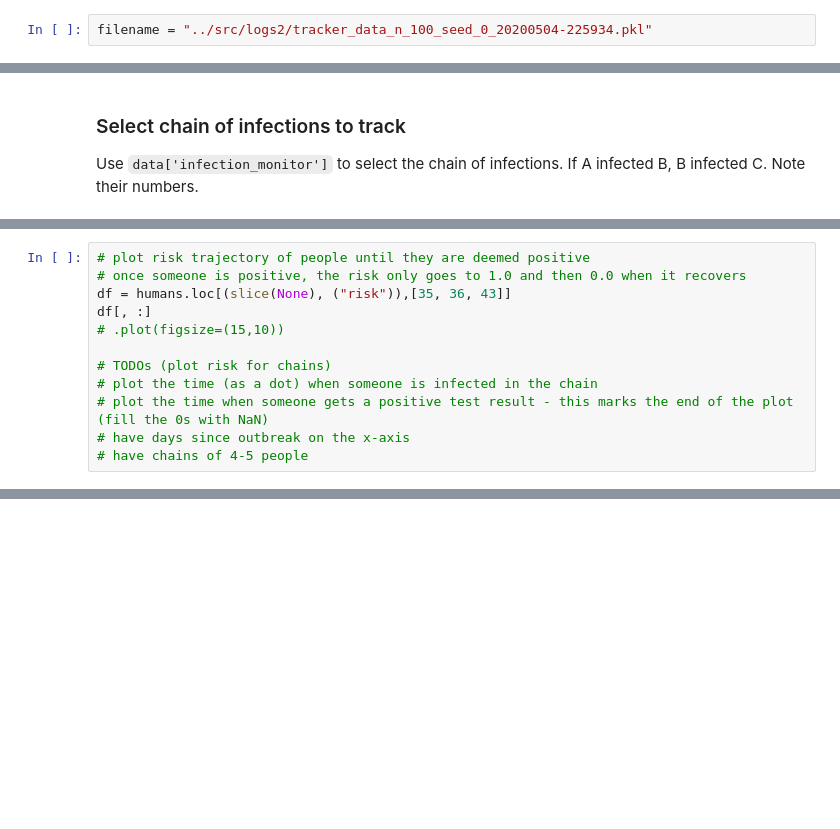
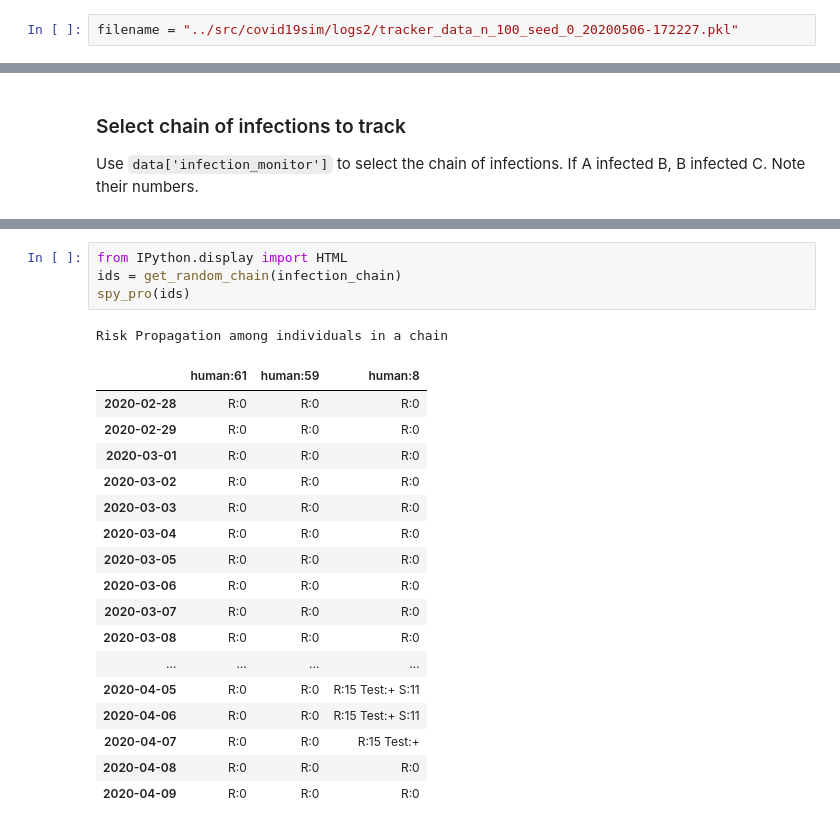
Before and after one commit to mila-iqia/COVI-AgentSim, a Jupyter notebook: notebooks/spy_humans.ipynb, the cells around one changed output, grey strips where cells are left out. Cells and saved outputs as stored; diff of their text form; blank space fills up the shorter version.

```diff
--- a/notebooks/spy_humans.ipynb
+++ b/notebooks/spy_humans.ipynb
@@ -8,7 +9,7 @@ import matplotlib
 import matplotlib.pyplot as plt
 %matplotlib inline
 # %%
-filename = "../src/logs2/tracker_data_n_100_seed_0_20200504-225934.pkl"
+filename = "../src/covid19sim/logs2/tracker_data_n_100_seed_0_20200506-172227.pkl"
 # %%
 data = dill.load(open(filename,"rb"))
 # %%
@@ -93,12 +31,0 @@ spy(36, 37, 44)
-# %%
-# plot risk trajectory of people until they are deemed positive
-# once someone is positive, the risk only goes to 1.0 and then 0.0 when it recovers
-df = humans.loc[(slice(None), ("risk")),[35, 36, 43]]
-df[, :]
-# .plot(figsize=(15,10))
-
-# TODOs (plot risk for chains)
-# plot the time (as a dot) when someone is infected in the chain
-# plot the time when someone gets a positive test result - this marks the end of the plot  (fill the 0s with NaN)
-# have days since outbreak on the x-axis
-# have chains of 4-5 people
@@ -122,0 +187,23 @@ df[, :]
+# %%
+from IPython.display import HTML
+ids = get_random_chain(infection_chain)
+spy_pro(ids)
+# %% [output]
+Risk Propagation among individuals in a chain
+|  | human:61 | human:59 | human:8 |
+| 2020-02-28 | R:0 | R:0 | R:0 |
+| 2020-02-29 | R:0 | R:0 | R:0 |
+| 2020-03-01 | R:0 | R:0 | R:0 |
+| 2020-03-02 | R:0 | R:0 | R:0 |
+| 2020-03-03 | R:0 | R:0 | R:0 |
+| 2020-03-04 | R:0 | R:0 | R:0 |
+| 2020-03-05 | R:0 | R:0 | R:0 |
+| 2020-03-06 | R:0 | R:0 | R:0 |
+| 2020-03-07 | R:0 | R:0 | R:0 |
+| 2020-03-08 | R:0 | R:0 | R:0 |
+| ... | ... | ... | ... |
+| 2020-04-05 | R:0 | R:0 | R:15 Test:+ S:11 |
+| 2020-04-06 | R:0 | R:0 | R:15 Test:+ S:11 |
+| 2020-04-07 | R:0 | R:0 | R:15 Test:+ |
+| 2020-04-08 | R:0 | R:0 | R:0 |
+| 2020-04-09 | R:0 | R:0 | R:0 |
```
Also changed, not shown: parts of 12 cells of this notebook, 5 other files.
